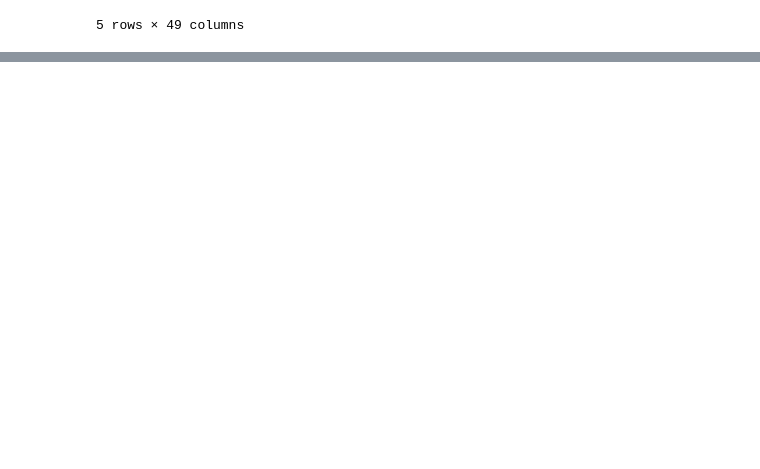
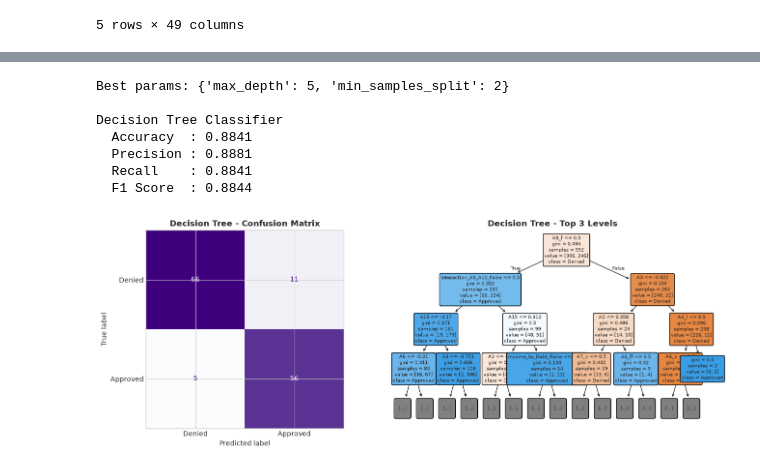
Before and after one commit to Nithin0306/ml_capstone, a Jupyter notebook: notebooks/classification.ipynb, the cells around one changed output, grey strips where cells are left out. Saved outputs shown, nothing was run; the diff lists cells and outputs as text; code cells hidden in the pictures; blank space fills up the shorter version.

```diff
--- a/notebooks/classification.ipynb
+++ b/notebooks/classification.ipynb
@@ -465,0 +612,45 @@ Test numerical feature means (verifying natural divergence and no leakage):
+# %%
+from sklearn.tree import DecisionTreeClassifier, plot_tree
+
+dt_param_grid = {'max_depth': range(2, 11), 'min_samples_split': [2, 5, 10]}
+dt_grid = GridSearchCV(DecisionTreeClassifier(random_state=42), dt_param_grid, cv=5, scoring='f1_weighted', n_jobs=-1)
+dt_grid.fit(X_train_df, y_train)
+
+dt_best = dt_grid.best_estimator_
+print(f"Best params: {dt_grid.best_params_}")
+
+dt_pred = dt_best.predict(X_test_df)
+
+dt_acc  = accuracy_score(y_test, dt_pred)
+dt_prec = precision_score(y_test, dt_pred, average='weighted')
+dt_rec  = recall_score(y_test, dt_pred, average='weighted')
+dt_f1   = f1_score(y_test, dt_pred, average='weighted')
+
+print("\nDecision Tree Classifier")
+print(f"  Accuracy  : {dt_acc:.4f}")
+print(f"  Precision : {dt_prec:.4f}")
+print(f"  Recall    : {dt_rec:.4f}")
+print(f"  F1 Score  : {dt_f1:.4f}")
+
+# Confusion matrix
+fig, axes = plt.subplots(1, 2, figsize=(14, 5))
+ConfusionMatrixDisplay(confusion_matrix(y_test, dt_pred), display_labels=['Denied', 'Approved']).plot(ax=axes[0], colorbar=False, cmap='Purples')
+axes[0].set_title('Decision Tree - Confusion Matrix', fontweight='bold')
+
+# Tree visualisation (top 3 levels)
+plot_tree(dt_best, max_depth=3, feature_names=all_processed_cols,
+          class_names=['Denied', 'Approved'], filled=True, rounded=True,
+          fontsize=7, ax=axes[1])
+axes[1].set_title('Decision Tree - Top 3 Levels', fontweight='bold')
+
+plt.tight_layout()
+plt.show()
+# %% [output]
+Best params: {'max_depth': 5, 'min_samples_split': 2}
+
+Decision Tree Classifier
+  Accuracy  : 0.8841
+  Precision : 0.8881
+  Recall    : 0.8841
+  F1 Score  : 0.8844
+[figure, added]
```
Also changed, not shown: parts of 18 cells of this notebook.
